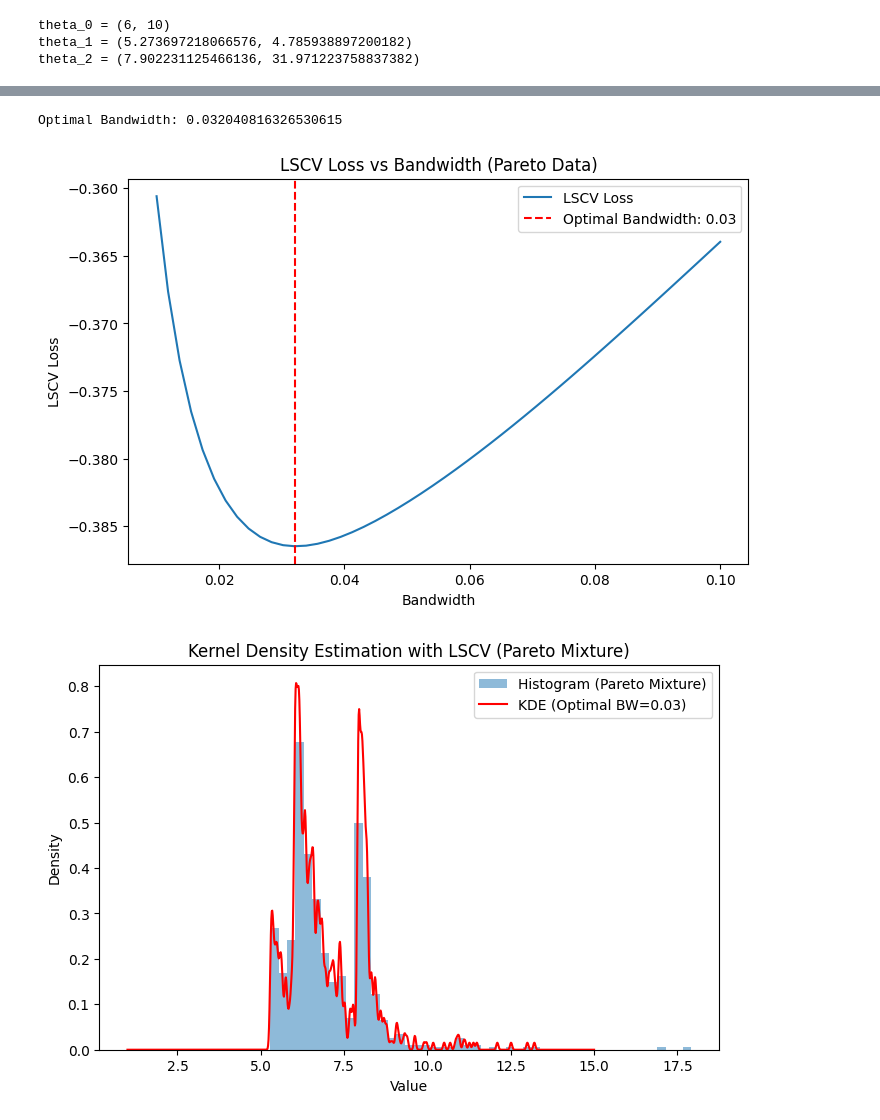
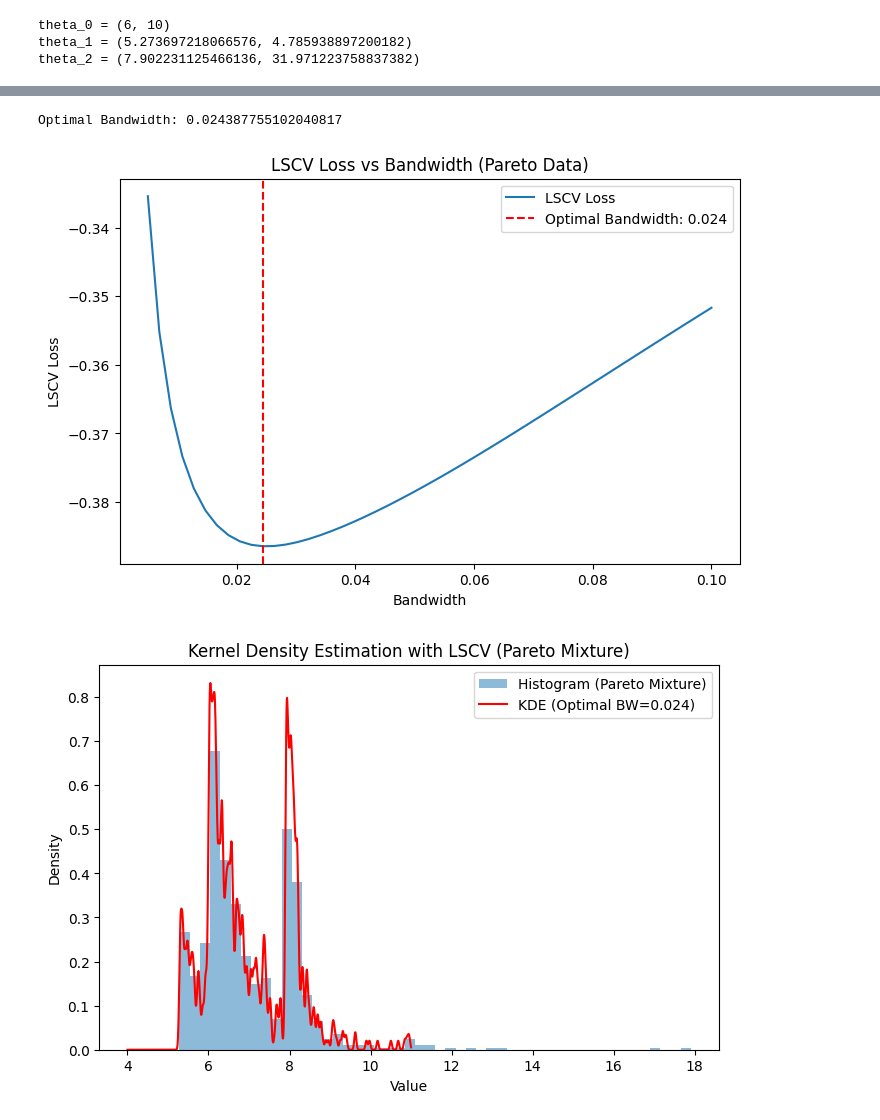
Before and after one commit to robertmackevic/pnp, a Jupyter notebook: lab3/nonparametric-density-estimation.ipynb, the cells around one changed output, grey strips where cells are left out. Drawn from its saved outputs; the diff is of its cells as text; code cells hidden in the pictures.

Commit message:
Updated LSCV code.

```diff
--- a/lab3/nonparametric-density-estimation.ipynb
+++ b/lab3/nonparametric-density-estimation.ipynb
@@ -48,6 +47,10 @@ pi_1 = S / (1 + I1 + 2 * N + S)
 pi_2 = N / (1 + I1 + 2 * N + S)
 pi_0 = 1 - pi_1 - pi_2
 
+n_samples_1 = 100 * (2 + N)
+n_samples_2 = 10 * (2 + N)
+n_samples = n_samples_1
+
 print(f"""
 N = {N}
 S = {S}
@@ -62,6 +65,7 @@ pi_1 = {pi_1}
 pi_2 = {pi_2}
 pi_0 = {pi_0}
 l = {l}
+n_samples = {n_samples}
 thetas = {thetas}
 """)
 # %% [output]
@@ -103,7 +108,7 @@ theta_0 = (6, 10)
 theta_1 = (5.273697218066576, 4.785938897200182)
 theta_2 = (7.902231125466136, 31.971223758837382)
 # %%
-x_grid = np.linspace(1, 15, 1000)
+x_grid = np.linspace(4, 11, 1000)
 G0_density = stats.pareto.pdf(x_grid, b=theta_0[1], scale=theta_0[0])
 G1_density = stats.pareto.pdf(x_grid, b=theta_1[1], scale=theta_1[0])
 G2_density = stats.pareto.pdf(x_grid, b=theta_2[1], scale=theta_2[0])
@@ -154,34 +157,34 @@ Proportions: G0=0.46, G1=0.30, G2=0.24
 # %%
 data = samples.copy()
 
-bandwidths = np.linspace(0.01, 0.1, 50)
-losses = [lscv_loss(data, bw) for bw in bandwidths]
+bandwidths = np.linspace(0.005, 0.1, 50)
+losses = [lscv_loss(data, bw.item()) for bw in bandwidths]
 optimal_bw = bandwidths[np.argmin(losses)]
 
 print(f"Optimal Bandwidth: {optimal_bw}")
 
 plt.figure(figsize=(8, 5))
 plt.plot(bandwidths, losses, label="LSCV Loss")
-plt.axvline(optimal_bw, color="red", linestyle="--", label=f"Optimal Bandwidth: {optimal_bw:.2f}")
+plt.axvline(optimal_bw, color="red", linestyle="--", label=f"Optimal Bandwidth: {optimal_bw:.3f}")
 plt.xlabel("Bandwidth")
 plt.ylabel("LSCV Loss")
 plt.title("LSCV Loss vs Bandwidth (Pareto Data)")
 plt.legend()
 plt.show()
+
+lscv_density = stats.gaussian_kde(data, bw_method=optimal_bw / np.std(data))(x_grid)
+
+plt.figure(figsize=(8, 5))
+plt.hist(data, bins=50, density=True, alpha=0.5, label="Histogram (Pareto Mixture)")
+plt.plot(x_grid, lscv_density, label=f"KDE (Optimal BW={optimal_bw:.3f})", color="red")
+plt.xlabel("Value")
+plt.ylabel("Density")
+plt.title("Kernel Density Estimation with LSCV (Pareto Mixture)")
+plt.legend()
+plt.show()
 # %% [output]
-Optimal Bandwidth: 0.032040816326530615
+Optimal Bandwidth: 0.024387755102040817
-[figure, old version]
+[figure, new version]
+[figure, added]
-# %%
-lscv_density = compute_kernel_density(x_grid, data, optimal_bw)
-plt.figure(figsize=(8, 5))
-plt.hist(data, bins=50, density=True, alpha=0.5, label="Histogram (Pareto Mixture)")
-plt.plot(x_grid, lscv_density, label=f"KDE (Optimal BW={optimal_bw:.2f})", color="red")
-plt.xlabel("Value")
-plt.ylabel("Density")
-plt.title("Kernel Density Estimation with LSCV (Pareto Mixture)")
-plt.legend()
-plt.show()
-# %% [output]
-[figure, removed]
 # %%
 data = samples.copy()
```
Also changed, not shown: parts of 8 cells of this notebook, 1 other file.
